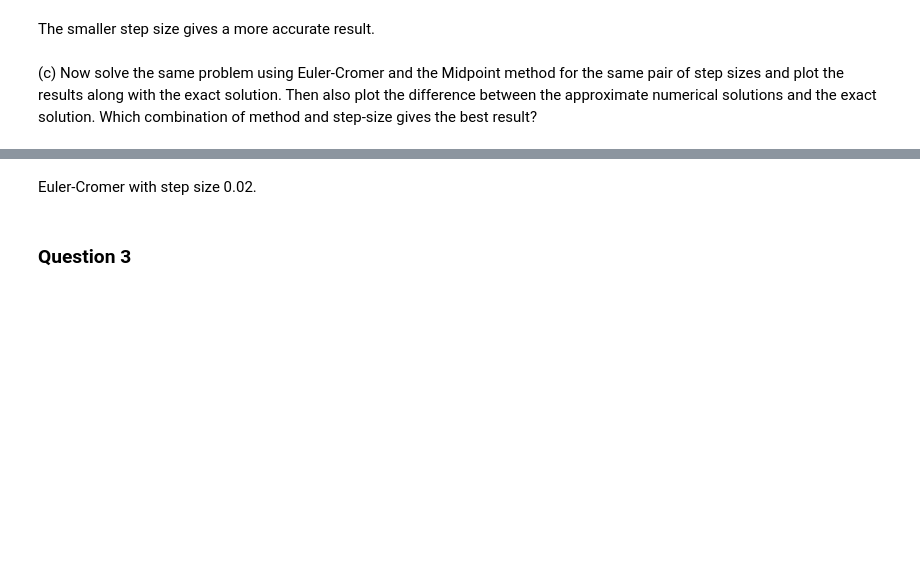
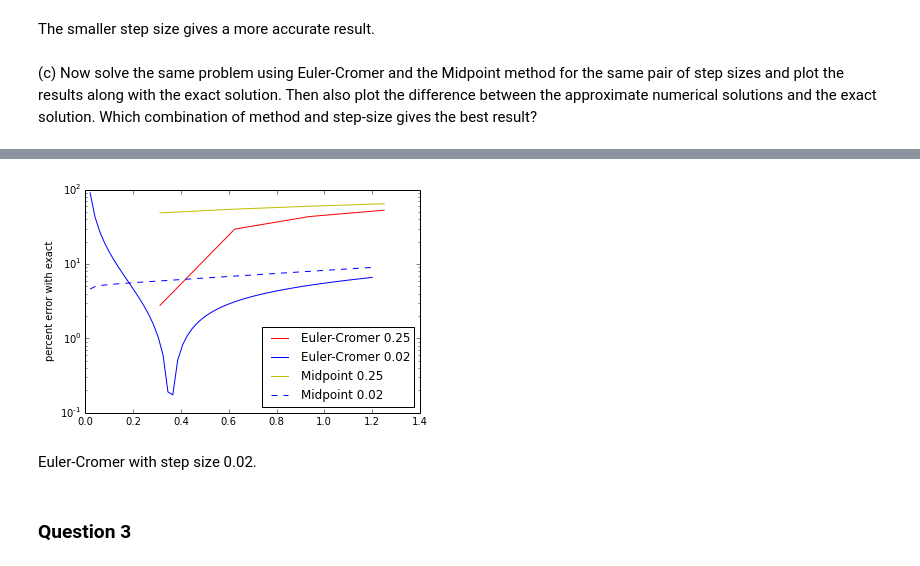
Before and after one commit to dlhoang/PHYS202-S14, a Jupyter notebook: SciPy/ODEExercises.ipynb, the cells around one changed output, grey strips where cells are left out. Saved outputs shown, nothing was run; the diff lists cells and outputs as text; code cells hidden in the pictures; blank space fills up the shorter version.

```diff
--- a/SciPy/ODEExercises.ipynb
+++ b/SciPy/ODEExercises.ipynb
@@ -335,3 +333,25 @@ err1 =
+# %%
+x5 = np.linspace(0,1.25,5)
+y5 = 0.25 * np.exp(2*x5) - 0.5*x5 - 0.25
+
+x60 = np.linspace(0,1.2,60)
+y60 = 0.25 * np.exp(2*x60) - 0.5*x60 - 0.25
+
+percentError1 = 100*abs( y1[1:] - y5[1:] )/y5[1:]
+percentError2 = 100*abs( y2[1:] - y60[1:] )/y60[1:]
+percentError3 = 100*abs( y3[1:] - y5[1:] )/y5[1:]
+percentError4 = 100*abs( y4[1:] - y60[1:] )/y60[1:]
+
+# use a semilog y-axis to see the variation better
+plt.semilogy(x5[1:], percentError1, 'r-', label='Euler-Cromer 0.25')
+plt.semilogy(x60[1:], percentError2, 'b-', label='Euler-Cromer 0.02')
+plt.semilogy(x5[1:], percentError3, 'y-', label='Midpoint 0.25')
+plt.semilogy(x60[1:], percentError4, 'b--', label='Midpoint 0.02')
+plt.ylabel("percent error with exact")
+plt.legend(loc="lower right")
+plt.show()
+# %% [output]
+[figure, added]
 # %% [markdown]
 Euler-Cromer with step size 0.02.
 # %% [markdown]
```
Also changed, not shown: parts of 7 cells of this notebook, 2 other files.
